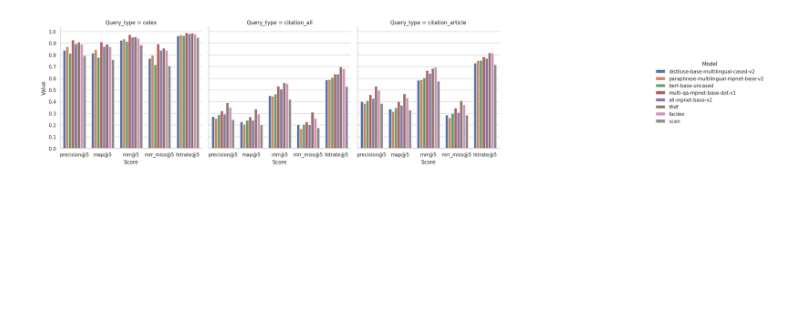
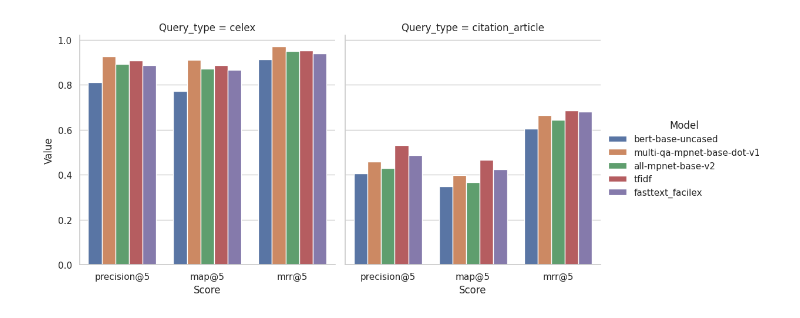
Before and after one commit to Tron404/FACILEX_prototyping_EK, a Jupyter notebook: caselaw_retrieval/similarity_summary_eng.ipynb, the cells around one changed output. Cells and saved outputs as stored; diff of their text form; code cells hidden in the pictures; blank space fills up the shorter version.

```diff
--- a/caselaw_retrieval/similarity_summary_eng.ipynb
+++ b/caselaw_retrieval/similarity_summary_eng.ipynb
@@ -218,26 +212,25 @@ def evaluate(retrieval_scores, missed_retrieval_scores, top_k):
     #### precision
     metrics[f"precision@{top_k}"] = round(np.mean(np.sum(retrieval_scores, axis = 1)/top_k, 0), 3)
 
-    #### mean average precision for a retrieval window of k = 5
+    #### map@5
     average_precision = np.sum([(np.sum(retrieval_scores[:, :k], axis = 1)/k) * retrieval_scores[:, k-1] for k in range(1, top_k+1)])/top_k
     metrics[f"map@{top_k}"] = round(average_precision/len(retrieval_scores), 3)
 
-    #### MRR and MRR missed
+    #### MRR
     aux_retrieval_scores = np.hstack([np.zeros((retrieval_scores.shape[0], 1)), retrieval_scores])
     rank = np.argmax(aux_retrieval_scores, axis = 1) # get first non-zero rank
-    missed = np.min([top_k - np.count_nonzero(retrieval_scores, axis = 1), np.sum(missed_retrieval_scores, axis = 1)], axis = 0)
     running_mrr = np.sum(np.divide(1, rank, where = rank != 0)) # rank starts at 0 bcs. of this so rank + 1
-    running_mrr_miss = np.sum(np.divide(1, rank + missed, where = rank != 0)) # rank starts at 0 bcs. of this so rank + 1
     metrics[f"mrr@{top_k}"] = round(running_mrr/(len(retrieval_scores)), 3)
-    metrics[f"mrr_miss@{top_k}"] = round(running_mrr_miss/len(retrieval_scores), 3)
-
-    #### hitrate
-    metrics[f"hitrate@{top_k}"] = round(np.sum(np.any(retrieval_scores, axis = 1))/len(retrieval_scores), 3)
-    # running_dcg.append(np.sum(np.asarray(score)/np.log2(list(range(2,top_k+2))))/top_k)
-    # metrics[f"DCG"] = round(np.mean(running_dcg), 3)
 
     return metrics
 
+# def pr_curve(retrieval_scores, missed_retrieval_scores):
+#     aux = []
+#     for k in range(1,5+1):
+#         precision = np.mean(np.sum(retrieval_scores[:k], axis = 1)/k, 0)
+#         recall = np.mean(np.sum(retrieval_scores[:,:k], axis = 1)/np.sum(missed_retrieval_scores[:,:k], axis=1))
+#         aux.append([precision, recall])
+#     print(aux)
 
 def cosine_search_output(query, search, query_type, df, top_k = 5, debug_output: int = 0):
     if debug_output:
@@ -248,24 +241,24 @@ def cosine_search_output(query, search, query_type, df, top_k = 5, debug_output:
     missed_retrieval_scores = []
 
     for i in range(cosine_scores.shape[0]):
-        all_matches_m1 = np.argsort(cosine_scores[i])[::-1]
+        all_matches = np.argsort(cosine_scores[i])[::-1]
 
-        best_matches_m1 = all_matches_m1[1:top_k+1]
+        best_matches = all_matches[1:top_k+1]
         query_celex = df.iloc[i][query_type]
 
         write_output(df.iloc[0], texts, top_k = top_k) if i < debug_output else 1
 
         # see which top_k retrieved documents were retrieved
         score = []
-        for retrieved_case in best_matches_m1:
+        for retrieved_case in best_matches:
             retrieved_celex = df.iloc[retrieved_case][query_type]
             score.append(int(len(query_celex & retrieved_celex) > 0))
             write_output(df.iloc[i], texts, top_k = top_k, df_entry_retrieved = df.iloc[retrieved_case]) if i < debug_output else 1
 
         ### find all relevant cases that were missed
         missed_matches = []
-        # for retrieved_case in all_matches[1:len(df_temp)]:
-        for retrieved_case in all_matches_m1[1:]:
+        # for retrieved_case in all_matches[1:]:
+        for retrieved_case in all_matches[top_k+1:]:
             retrieved_celex = df.iloc[retrieved_case][query_type]
             missed_matches.append(int(len(query_celex & retrieved_celex) > 0))
 
@@ -277,22 +270,23 @@ def cosine_search_output(query, search, query_type, df, top_k = 5, debug_output:
 
     return np.asarray(retrieval_scores), np.asarray(missed_retrieval_scores)
 # %%
-search_functions = [partial(cosine_search_output, query_type = "celex"), partial(cosine_search_output, query_type = "citation_all"), partial(cosine_search_output, query_type = "citation_article")]
+search_functions = [partial(cosine_search_output, query_type = "celex"), partial(cosine_search_output, query_type = "citation_article")]
 
 scores_search_function = defaultdict()
 
 metrics = {"Model": [], "Value": [], "Score": [], "Query_type": []}
 for idx, search_func in enumerate(search_functions):
     aux = df_all.copy()
-    # subset = aux.sample(10, random_state=42)
     subset = aux
-    for model in tqdm(df_all.columns[7:]):
+    for model in tqdm(df_all.columns):
+        if "embedding" not in model:
+            continue
         embds_query = np.asarray(subset[model].tolist())
         embds_corpus = np.asarray(df_all[model].tolist())
 
         retrieval_scores, missed_retrieval_scores = search_func(query = embds_query, search = embds_corpus, df = df_all, top_k = 5)
         evaluation_results = evaluate(retrieval_scores, missed_retrieval_scores, top_k = 5)
-        metrics["Model"] += [model.split("_")[-1]] * len(list(evaluation_results.keys()))
+        metrics["Model"] += ["_".join(model.split("_")[1:])] * len(list(evaluation_results.keys()))
         metrics["Value"] += list(evaluation_results.values())
         metrics["Score"] += list(evaluation_results.keys())
 
@@ -301,15 +306,10 @@ metrics = pd.DataFrame(metrics)
 # %%
 import matplotlib.pyplot as plt
 import seaborn as sns
 
-from matplotlib.ticker import MultipleLocator
-
 sns.set_theme(style = "whitegrid")
-fig = sns.catplot(kind = "bar", data = metrics, x = "Score", y = "Value", col = "Query_type", hue = "Model", col_wrap = len(metrics["Model"].unique())//2)
-
-for figure_ax in fig.axes:
-    figure_ax.yaxis.set_major_locator(MultipleLocator(0.1))
+fig = sns.catplot(kind = "bar", data = metrics, x = "Score", y = "Value", col = "Query_type", hue = "Model")
 
 plt.show()
 # %% [output]
-[figure, old version]
+[figure, new version]
```
Also changed, not shown: parts of 4 cells of this notebook, 3 other files.
